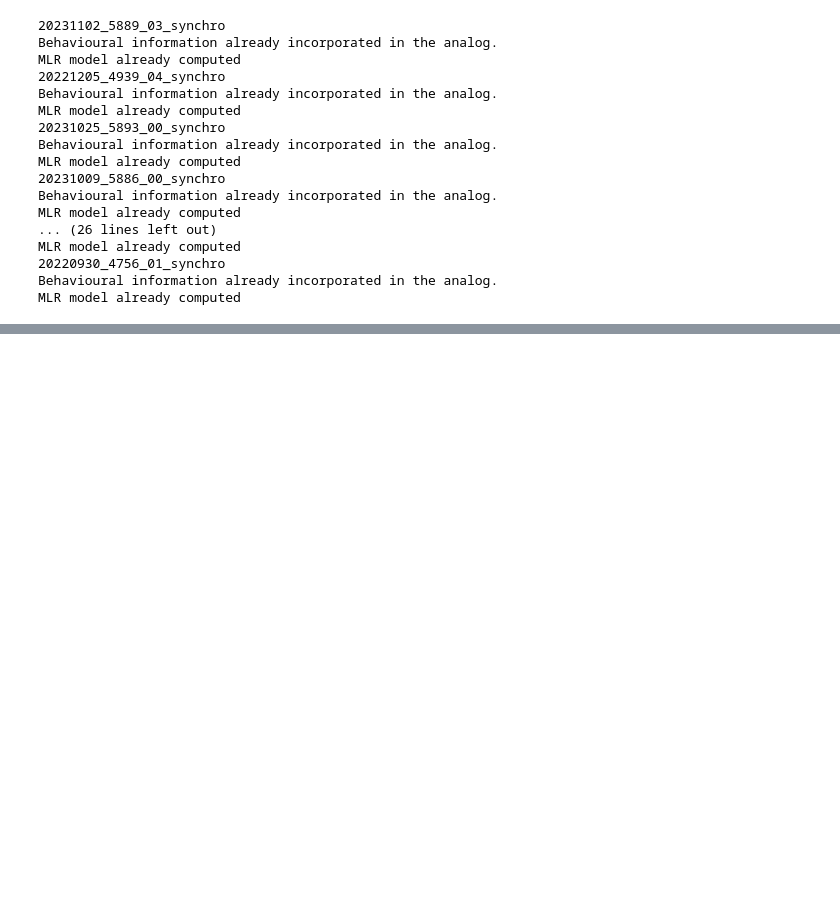
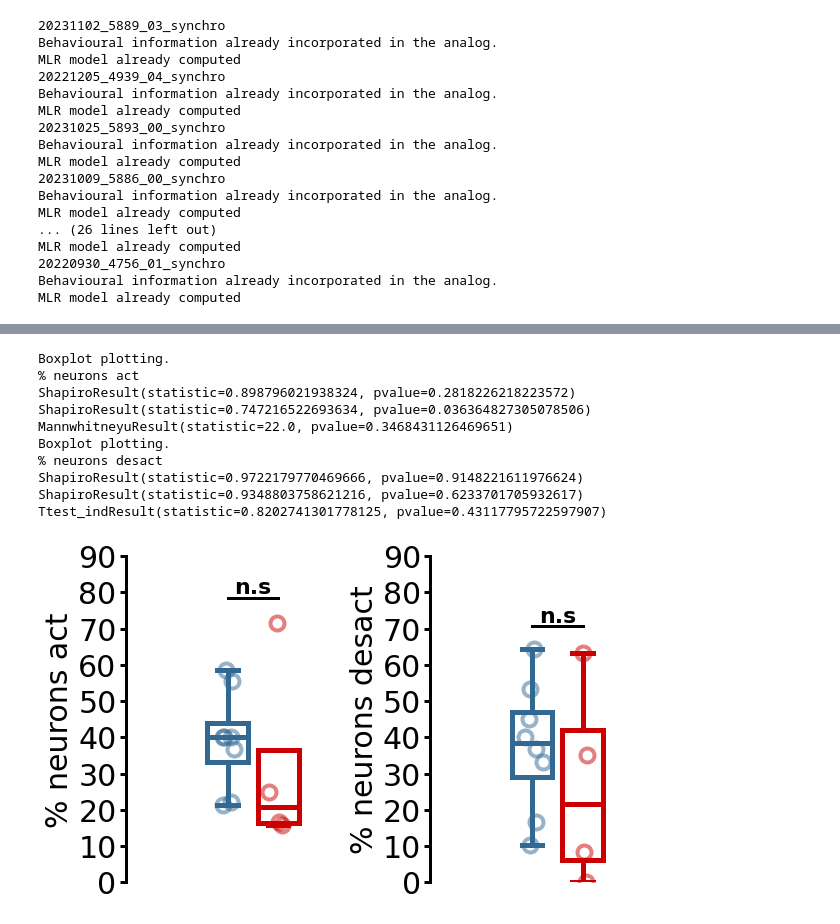
Before and after one commit to OuraniaSem/Percephone, a Jupyter notebook: Figures/mlr_output.ipynb, the cells around one changed output, grey strips where cells are left out. Saved outputs shown, nothing was run; the diff lists cells and outputs as text; code cells hidden in the pictures; blank space fills up the shorter version.

```diff
--- a/Figures/mlr_output.ipynb
+++ b/Figures/mlr_output.ipynb
@@ -132,35 +152,47 @@ TypeError: loop of ufunc does not support argument 0 of type float which has no
 # %%
 dictionnary_data_inh = pd.read_excel("output_inh.xlsx", sheet_name="mlr_model")
 df_inh = pd.DataFrame(dictionnary_data_inh)
 genotype_inh = df_inh.iloc[-1]
 
 act_wt_inh = df_inh[df_inh["labels"].str.startswith(('(1', 'Genotype'))]
 df_act_inh = pd.DataFrame(act_wt_inh)
 wt_act_inh = df_act_inh.iloc[:-1][genotype_exc[genotype_inh == 'WT'].index]
 sum_wt_act_inh = wt_act_inh.sum(axis=0)
-per_wt_act_inh = round((sum_wt_act_inh / df_inh.iloc[-3][genotype_inh == 'WT']) * 100)
+per_wt_act_inh =  ((sum_wt_act_inh / df_inh.iloc[-3][genotype_inh == 'WT']) * 100)
 act_ko_inh = df_inh[df_inh["labels"].str.startswith(('(1', 'Genotype'))]
 df_act = pd.DataFrame(act_ko_inh)
-ko_act_inh = df_act.iloc[:-1][genotype_inh[genotype_inh == 'KO'].index]
+ko_act_inh = df_act.iloc[:-1][genotype_inh[genotype_inh == 'KO-Hypo'].index]
 sum_KO_act_inh = ko_act_inh.sum(axis=0)
-per_ko_act_inh = round((sum_KO_act_inh / df_inh.iloc[-3][genotype_inh == 'KO']) * 100)
+per_ko_act_inh =  ((sum_KO_act_inh / df_inh.iloc[-3][genotype_inh == 'KO-Hypo']) * 100)
 ylabel1_inh = '% neurons act'
 
 desact_wt_inh = df_inh[df_inh["labels"].str.startswith(('(-1', 'Genotype'))]
 df_desact_inh = pd.DataFrame(desact_wt_inh)
 wt_desact_inh = df_desact_inh.iloc[:-1][genotype_inh[genotype_inh == 'WT'].index]
 sum_wt_desact_inh = wt_desact_inh.sum(axis=0)
-per_wt_desact_inh = round((sum_wt_desact_inh / df_exc.iloc[-3][genotype_inh == 'WT']) * 100)
+per_wt_desact_inh =  ((sum_wt_desact_inh / df_exc.iloc[-3][genotype_inh == 'WT']) * 100)
 desact_ko_inh = df_inh[df_inh["labels"].str.startswith(('(-1', 'Genotype'))]
 df_desact_inh = pd.DataFrame(desact_ko_inh)
-ko_desact_inh = df_desact_inh.iloc[:-1][genotype_inh[genotype_inh == 'KO'].index]
+ko_desact_inh = df_desact_inh.iloc[:-1][genotype_inh[genotype_inh == 'KO-Hypo'].index]
 sum_KO_desact_inh = ko_desact_inh.sum(axis=0)
-per_ko_desact_inh = round((sum_KO_desact_inh / df_exc.iloc[-3][genotype_exc == 'KO']) * 100)
+per_ko_desact_inh =  ((sum_KO_desact_inh / df_exc.iloc[-3][genotype_exc == 'KO-Hypo']) * 100)
 ylabel2_inh = '% neurons desact'
 
 fig_inh, axs_inh = plt.subplots(1, 2, figsize=(10, 6), sharey=False)
 boxplot(axs_inh[0], list(per_wt_act_inh), list(per_ko_act_inh), ylabel1_inh)
-boxplot(axs_inh[1],list(per_wt_desact_inh), list(per_ko_desact_inh), ylabel2_inh,ylim=[0,40])
+boxplot(axs_inh[1],list(per_wt_desact_inh), list(per_ko_desact_inh), ylabel2_inh,ylim=[0,90])
+# %% [output]
+Boxplot plotting.
+% neurons act
+ShapiroResult(statistic=0.898796021938324, pvalue=0.2818226218223572)
+ShapiroResult(statistic=0.747216522693634, pvalue=0.036364827305078506)
+MannwhitneyuResult(statistic=22.0, pvalue=0.3468431126469651)
+Boxplot plotting.
+% neurons desact
+ShapiroResult(statistic=0.9722179770469666, pvalue=0.9148221611976624)
+ShapiroResult(statistic=0.9348803758621216, pvalue=0.6233701705932617)
+Ttest_indResult(statistic=0.8202741301778125, pvalue=0.43117795722597907)
+[figure, added]
 # %%
 df_select = pd.read_excel("output_exc.xlsx", sheet_name="mlr_model")
 df_unselect = df_select.drop(df_select.index[-4:,])
```
Also changed, not shown: parts of 5 cells of this notebook.
